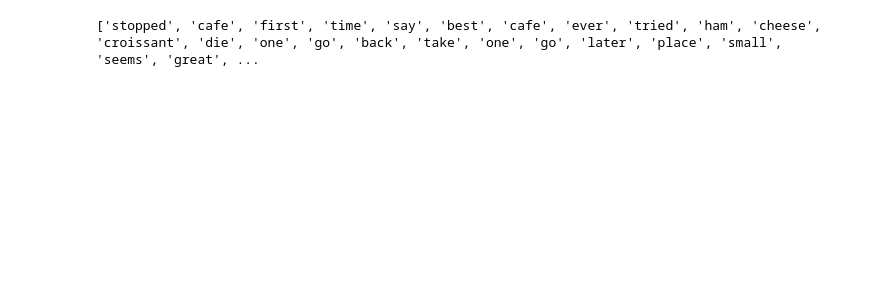
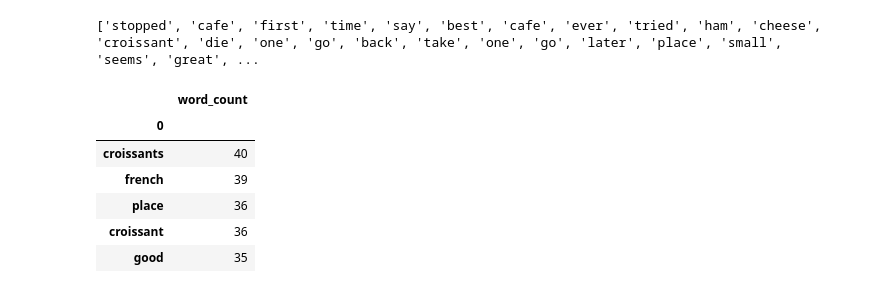
Before and after one commit to PoojaChopra123/pie_thon, a Jupyter notebook: jupyter notebooks/stacy_scratch.ipynb, the cells around one changed output. Drawn from its saved outputs; the diff is of its cells as text; code cells hidden in the pictures; blank space fills up the shorter version.

Commit message:
word count csv files

```diff
--- a/jupyter notebooks/stacy_scratch.ipynb
+++ b/jupyter notebooks/stacy_scratch.ipynb
@@ -1268,3 +1268,17 @@ spark.stop()
 print(damen_master_array)
 # %% [output]
 ['stopped', 'cafe', 'first', 'time', 'say', 'best', 'cafe', 'ever', 'tried', 'ham', 'cheese', 'croissant', 'die', 'one', 'go', 'back', 'take', 'one', 'go', 'later', 'place', 'small', 'seems', 'great', ...
+# %%
+damen_word_list = pd.DataFrame(damen_master_array)
+damen_counts = damen_word_list.groupby([0])[0].agg(['count'])
+damen_counts = damen_counts.sort_values(['count'],ascending=False)
+damen_counts = damen_counts.rename(columns={'count' : 'word_count'})
+damen_counts.head()
+# %% [output]
+|  | word_count |
+| 0 |  |
+| croissants | 40 |
+| french | 39 |
+| place | 36 |
+| croissant | 36 |
+| good | 35 |
```
Also changed, not shown: parts of 3 cells of this notebook, 3 other files.
